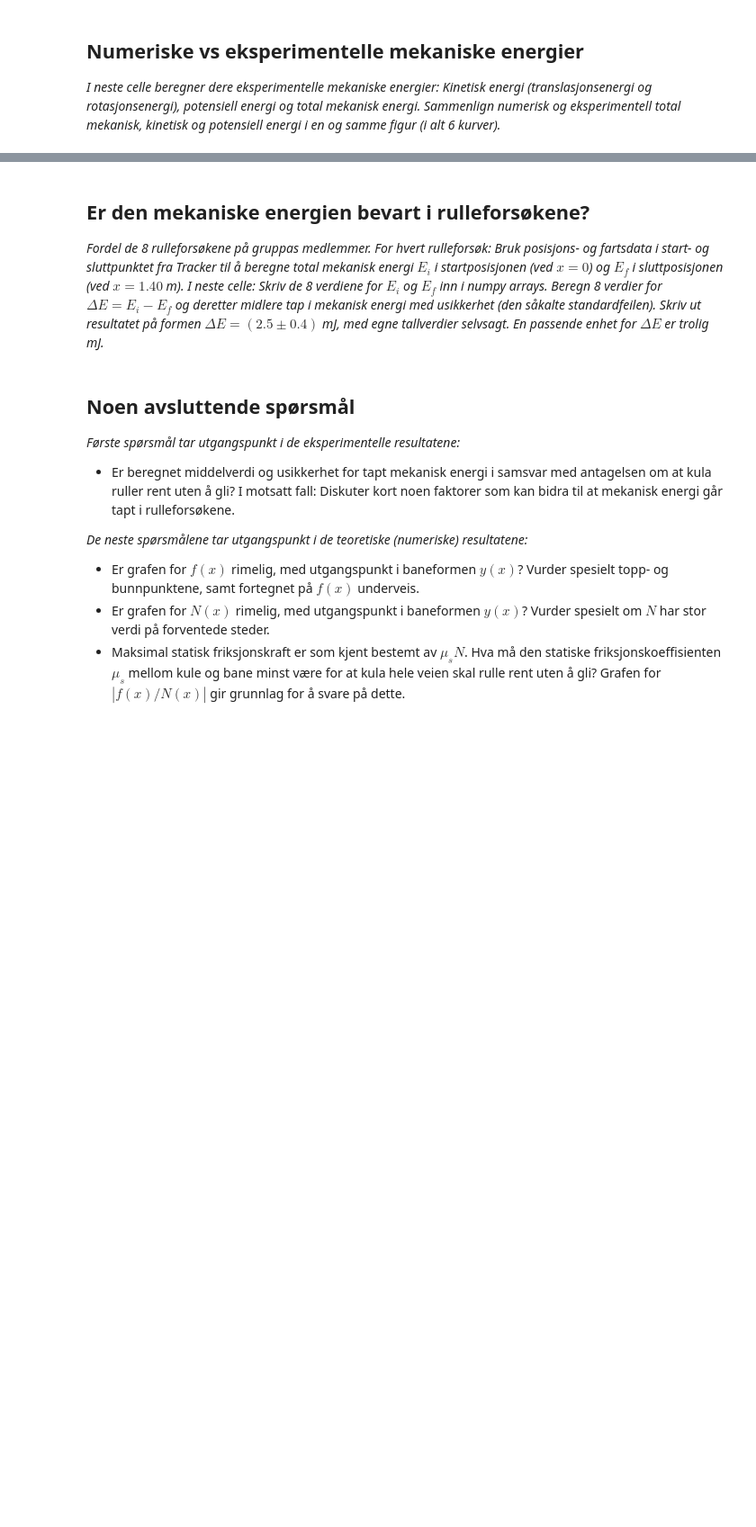
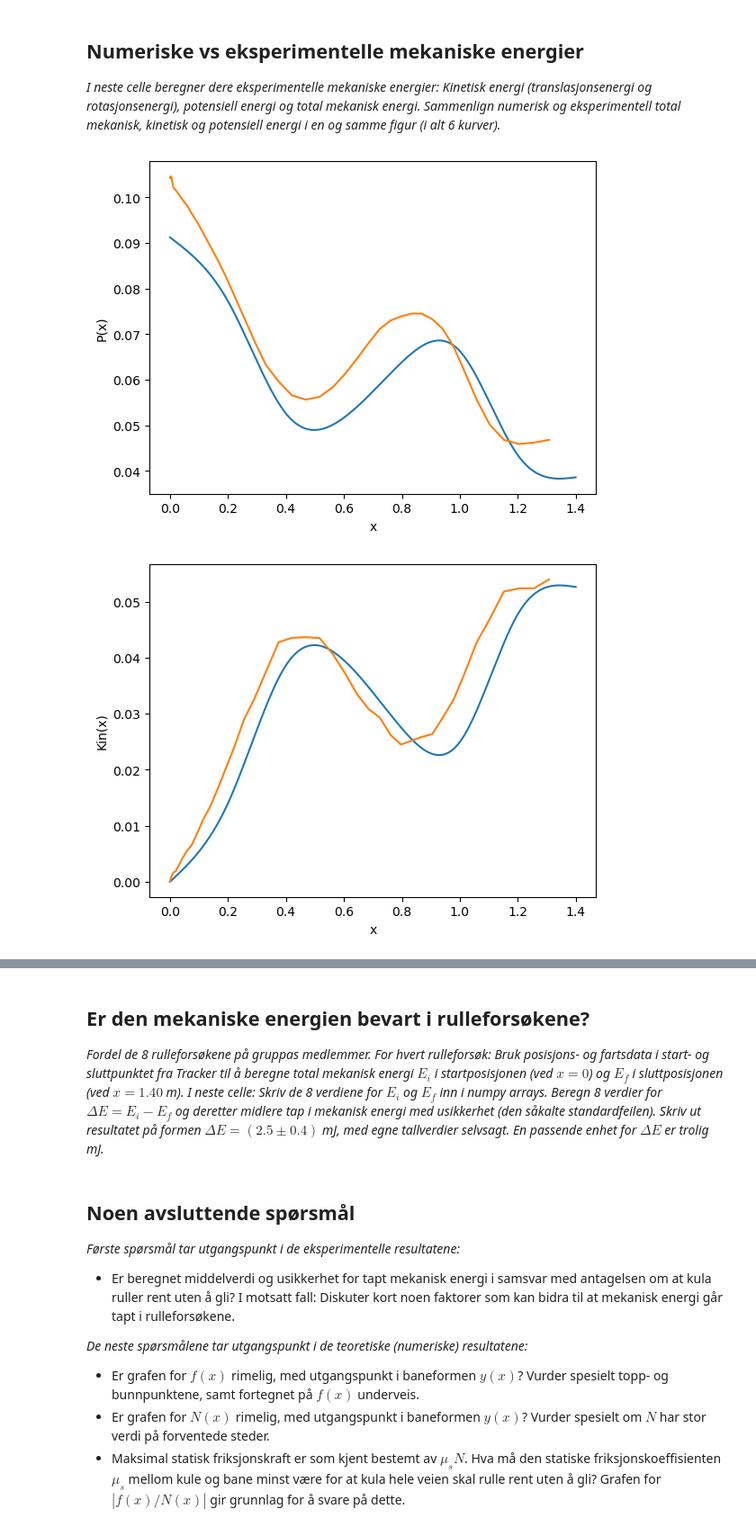
Before and after one commit to kristiancarlenius/Fysikk-Lab, a Jupyter notebook: mal_V24.ipynb, the cells around one changed output, grey strips where cells are left out. Shown at 90% size. Cells and saved outputs as stored; diff of their text form; code cells hidden in the pictures; blank space fills up the shorter version.

```diff
--- a/mal_V24.ipynb
+++ b/mal_V24.ipynb
@@ -361,5 +389,56 @@ v_exp = np.sqrt(vx_exp**2+vy_exp**2)
 *I neste celle beregner dere eksperimentelle mekaniske energier: Kinetisk energi (translasjonsenergi og rotasjonsenergi), potensiell energi og total mekanisk energi. Sammenlign numerisk og eksperimentell total mekanisk, kinetisk og potensiell energi i en og samme figur (i alt 6 kurver).*
 # %%
 #Beregning av eksperimentell Etrans_exp, Erot_exp, Ekin_exp, Epot_exp, Etot_exp
+Etrans_exp=[] #trans?
+Erot_exp=[] #rotasjon?
+Ekin_exp=[] #kinetisk
+Epot_exp=[] #potensiell
+Etot_exp=[] #total
+
+def rotE(x):
+   return 0.5*c*M*(x**2)
+
+def transE(x):
+   return 0.5*M*(x**2)
+
+def PE(x):
+   return M*g*x
+
+def KinE(x):
+   return rotE(x)+transE(x)
+
+def totEnergiE(x):
+   return KinE(x)+PE(x)
+
+for i in v_exp:
+   Etrans_exp.append(transE(i))
+   Erot_exp.append(rotE(i))
+   Ekin_exp.append(KinE(i))
+for i in range(len(y_exp)):
+   Epot_exp.append(PE(y_exp[i]))
+   Etot_exp.append(PE(y_exp[i])+Ekin_exp[i])
 
 #Figurer som sammenligner numerisk og eksperimentell kinetisk, potensiell og total mekanisk energi
+
+
+plt.plot(x, tP)
+plt.plot(x_exp, Epot_exp)
+plt.xlabel("x")
+plt.ylabel("P(x)")
+plt.show()
+
+plt.plot(x, tK)
+plt.plot(x_exp, Ekin_exp)
+plt.xlabel("x")
+plt.ylabel("Kin(x)")
+plt.show()
+
+plt.plot(x, totE)
+plt.plot(x_exp, Etot_exp)
+plt.title("Potensiell energi, Kinetisk energi, TotalEnergi")
+plt.xlabel("x")
+plt.ylabel("totEnergi(x)")
+plt.show()
+# %% [output]
+[figure, added]
+[figure, added]
```
Also changed, not shown: parts of 5 cells of this notebook, 1 other file.
